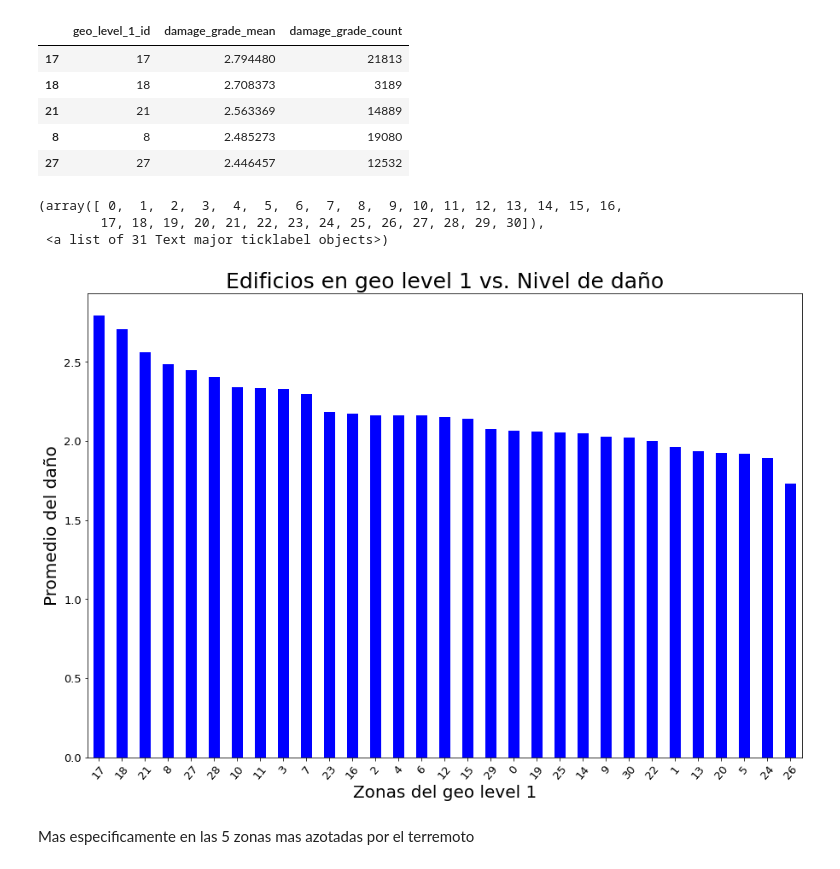
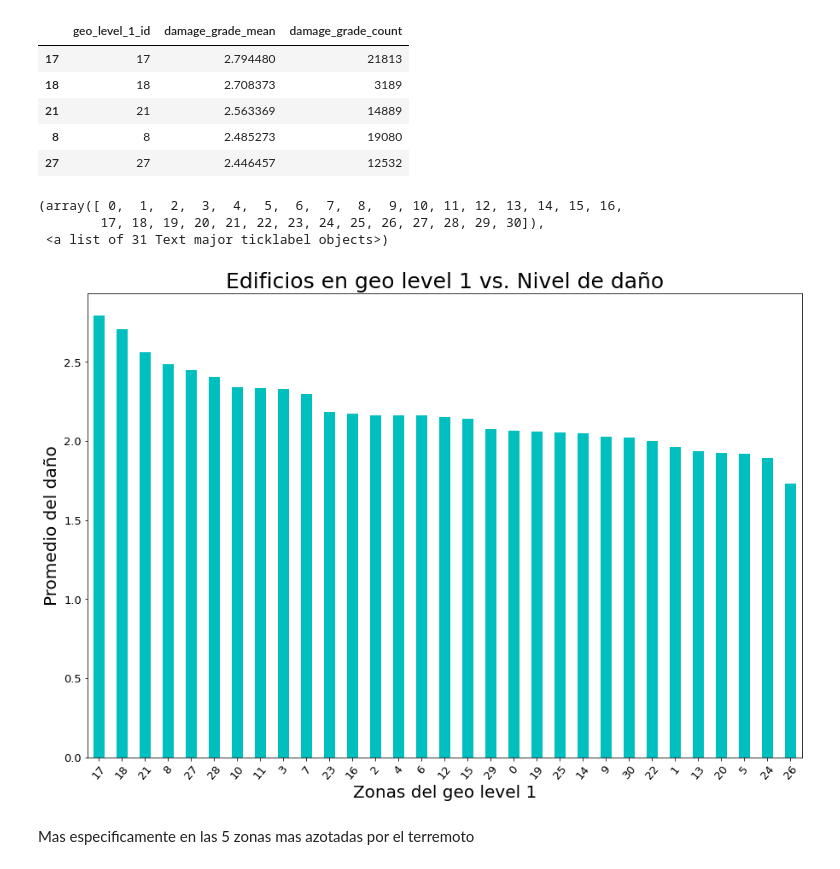
Before and after one commit to rociotarda/TP1---Datos, a Jupyter notebook: TP1_FINAL.ipynb, the cells around one changed output. Saved outputs shown, nothing was run; the diff lists cells and outputs as text; code cells hidden in the pictures.

```diff
--- a/TP1_FINAL.ipynb
+++ b/TP1_FINAL.ipynb
@@ -288,18 +290,18 @@ damage_geo_level1.head()
 | 8 | 8 | 2.485273 | 19080 |
 | 27 | 27 | 2.446457 | 12532 |
 # %%
-damage_geo_level1['damage_grade_mean'].plot.bar(stacked=True, figsize=(15,10), color=['blue'])
+damage_geo_level1['damage_grade_mean'].plot.bar(stacked=True, figsize=(15,10), color=['c'])
 
 plt.title("Edificios en geo level 1 vs. Nivel de daño", size = 25)
 plt.xlabel("Zonas del geo level 1", size=20)
 plt.ylabel("Promedio del daño", size=20)
 plt.yticks(size = 13)
 plt.xticks(rotation=50, size = 13)
 # %% [output]
 (array([ 0,  1,  2,  3,  4,  5,  6,  7,  8,  9, 10, 11, 12, 13, 14, 15, 16,
         17, 18, 19, 20, 21, 22, 23, 24, 25, 26, 27, 28, 29, 30]),
  <a list of 31 Text major ticklabel objects>)
-[figure, old version]
+[figure, new version]
 # %% [markdown]
 Mas especificamente en las 5 zonas mas azotadas por el terremoto
 # %%
```
Also changed, not shown: parts of 24 cells of this notebook.
